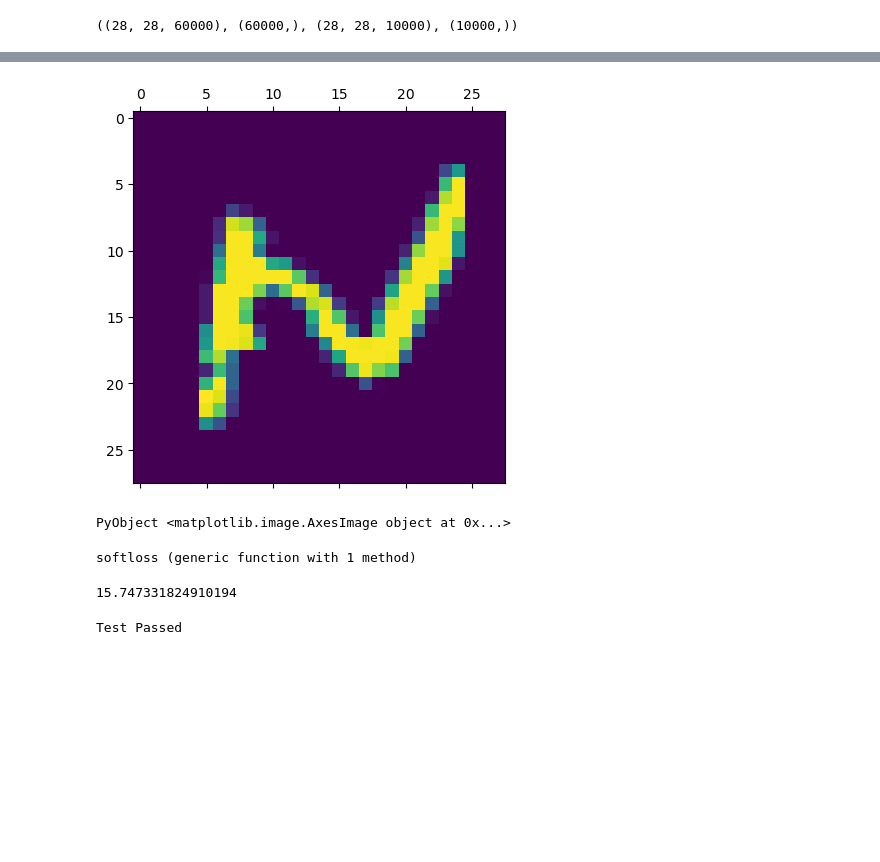
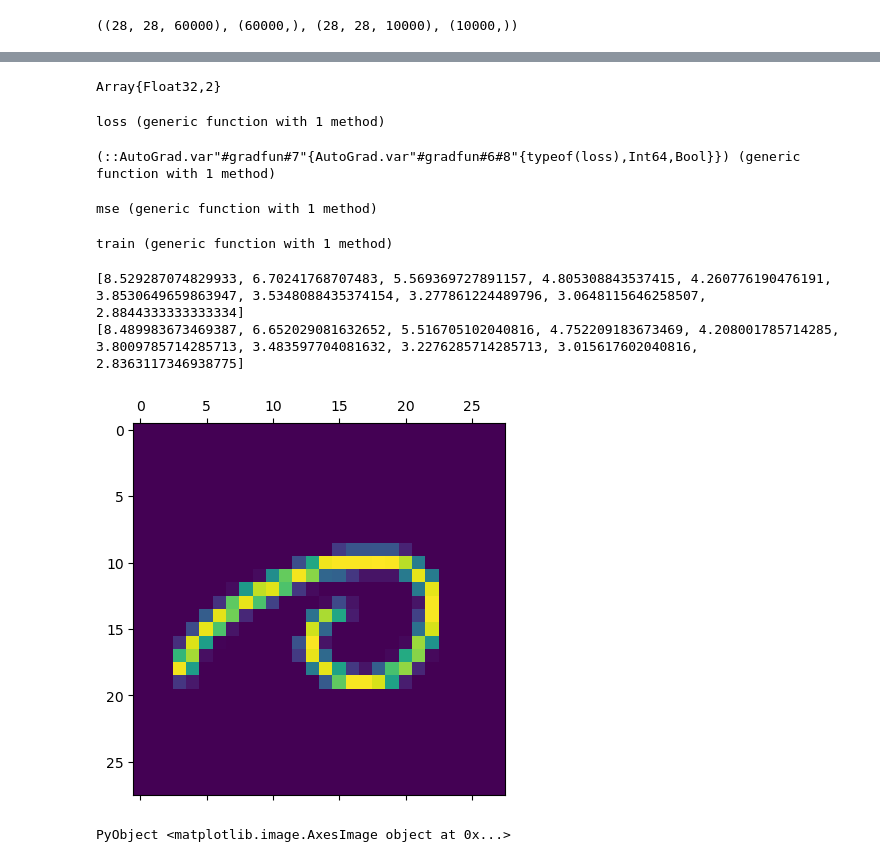
Before and after one commit to a-imamshah/pixelcnn.jl, a Jupyter notebook: BaselineModel.ipynb, the cells around one changed output, grey strips where cells are left out. Saved outputs shown, nothing was run; the diff lists cells and outputs as text; code cells hidden in the pictures; blank space fills up the shorter version.

```diff
--- a/BaselineModel.ipynb
+++ b/BaselineModel.ipynb
@@ -164,0 +119,34 @@ mask3 = reshape([1.0,1.0,0,1.0,0,0,1,0,0],(3,3,1,1))
+# %%
+typeof(ytrn)
+# %% [output]
+Array{Float32,2}
+# %%
+predict(w,x) = w[1]*x .+ w[2]
+
+loss(w,x,y) = 1/(2*length(y)) .* sum(abs2.(y - predict(w,x)))
+# %% [output]
+loss (generic function with 1 method)
+# %%
+lossgradient = grad(loss)
+# %% [output]
+(::AutoGrad.var"#gradfun#7"{AutoGrad.var"#gradfun#6#8"{typeof(loss),Int64,Bool}}) (generic function with 1 method)
+# %%
+function mse(predictions, targets)
+    N = length(targets)
+    y = 1/(2*N) * sum((predictions .- targets).^2)
+    return y
+end
+# %% [output]
+mse (generic function with 1 method)
+# %%
+function train(w, data; lr=.1)
+    for (x,y) in data
+        dw = lossgradient(w, x, y)
+        for i in 1:length(w)
+            w[i] -= lr * dw[i]
+        end
+    end
+    return w
+end
+# %% [output]
+train (generic function with 1 method)
@@ -165,27 +170,13 @@ mask3 = reshape([1.0,1.0,0,1.0,0,0,1,0,0],(3,3,1,1))
+# %%
+println(train_loss)
+println(test_loss)
+# %% [output]
+[8.529287074829933, 6.70241768707483, 5.569369727891157, 4.805308843537415, 4.260776190476191, 3.8530649659863947, 3.5348088435374154, 3.277861224489796, 3.0648115646258507, 2.8844333333333334]
+[8.489983673469387, 6.652029081632652, 5.516705102040816, 4.752209183673469, 4.208001785714285, 3.8009785714285713, 3.483597704081632, 3.2276285714285713, 3.015617602040816, 2.8363117346938775]
 # %%
 #training data sample image
-true_image = train_x[:,:,1]
+true_image = train_x[:,:,19]
 matshow(true_image)
 # %% [output]
-[figure, old version]
+[figure, new version]
 PyObject <matplotlib.image.AxesImage object at 0x...>
-# %%
-function softloss(ygold, ypred)
-    ynorm = ypred .- log.(sum(exp(ypred),dims=1))
-    -sum(ygold .* ynorm) / size(ygold,2)
-end
-# %% [output]
-softloss (generic function with 1 method)
-# %%
-softloss(true_image, image)
-# %% [output]
-15.747331824910194
-# %%
-obj1 = MnistData(train_x, train_y; batchsize=5000, dtype=Array{Float32}, shuffle=true)
-@test obj1.shuffle == true
-@test typeof(obj1.x) <: Array{Float32}
-@test typeof(obj1.y) <: Array{Float32}
-@test obj1.batchsize == 5000
-@test obj1.num_instances == 60000
-# %% [output]
-Test Passed
```
Also changed, not shown: parts of 14 cells of this notebook.
